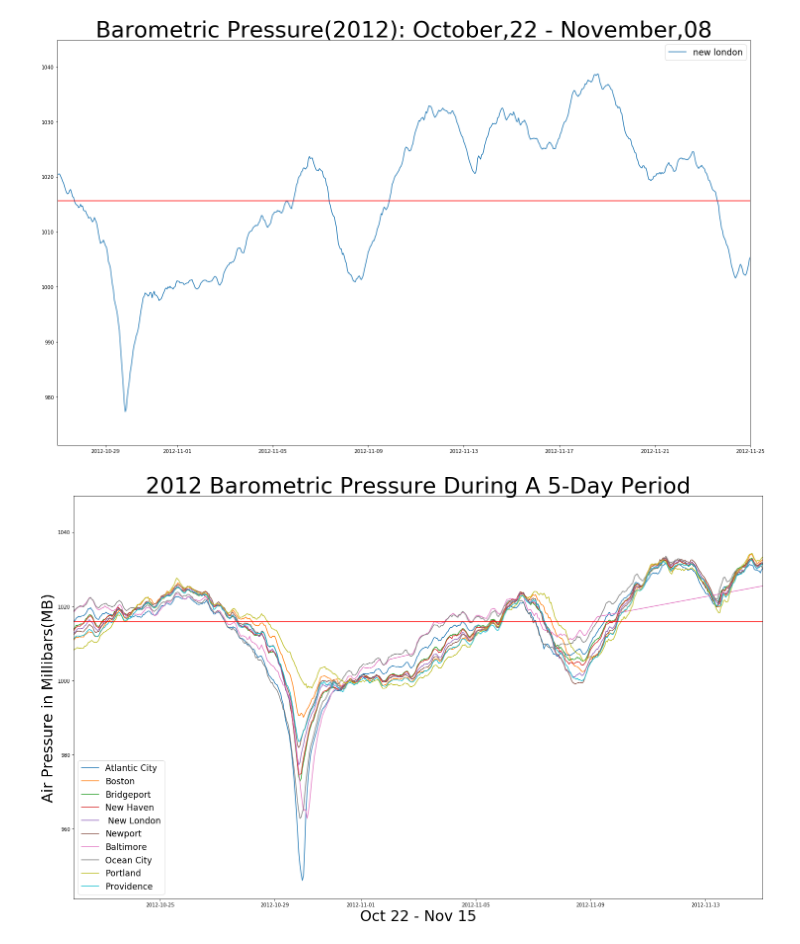
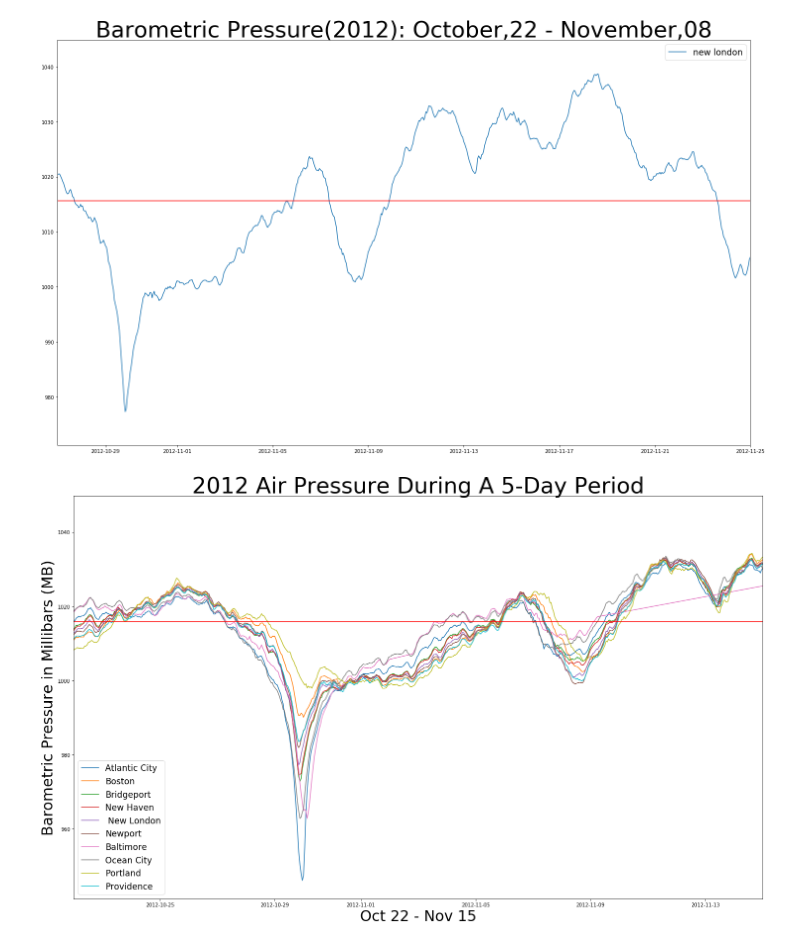
Before and after one commit to MekdeSciD/client_project_hurricane_sandy, a Jupyter notebook: baro-pressure-hourly_MK.ipynb, the cells around one changed output. Saved outputs shown, nothing was run; the diff lists cells and outputs as text; code cells hidden in the pictures.

```diff
--- a/baro-pressure-hourly_MK.ipynb
+++ b/baro-pressure-hourly_MK.ipynb
@@ -351,22 +351,22 @@ plt.title(label='Barometric Pressure(2012): October,22 - November,08', fontsize=
 # %%
 
 plt.figure(figsize=(25, 15))
 plt.plot(atlantic_baro, label='Atlantic City')
 plt.plot(boston_baro, label='Boston')
 plt.plot(bridgeport_baro, label='Bridgeport')
 plt.plot(new_haven_baro, label='New Haven')
 plt.plot(new_london_baro, label=' New London')
 plt.plot(newport_baro, label='Newport')
 plt.plot(baltimore_baro, label='Baltimore')
 plt.plot(ocean_city_baro, label='Ocean City')
 plt.plot(portland_baro, label='Portland')
 plt.plot(providence_baro, label='Providence')
 plt.xlabel('Oct 22 - Nov 15', fontsize=30)
-plt.ylabel('Air Pressure in Millibars(MB)', fontsize=30)
+plt.ylabel('Barometric Pressure in Millibars (MB)', fontsize=30)
 plt.axhline(cumm['baro'].mean(), color='r')
 plt.xlim(pd.Timestamp('2012-10-22'), pd.Timestamp('2012-11-15'))
 plt.legend(fontsize ='xx-large')
-plt.title(label='2012 Barometric Pressure During A 5-Day Period',
+plt.title(label='2012 Air Pressure During A 5-Day Period',
           fontsize=45);
 # %% [output]
-[figure, old version]
+[figure, new version]
```
Also changed, not shown: parts of 2 cells of this notebook.
